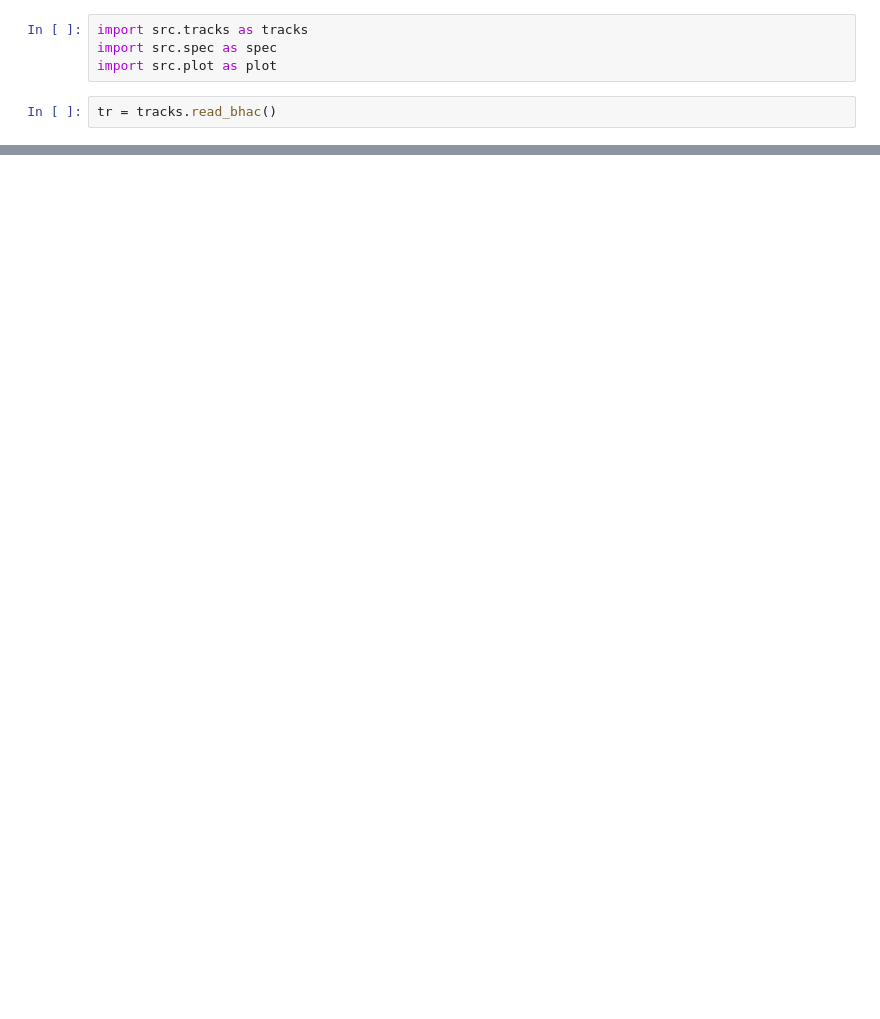
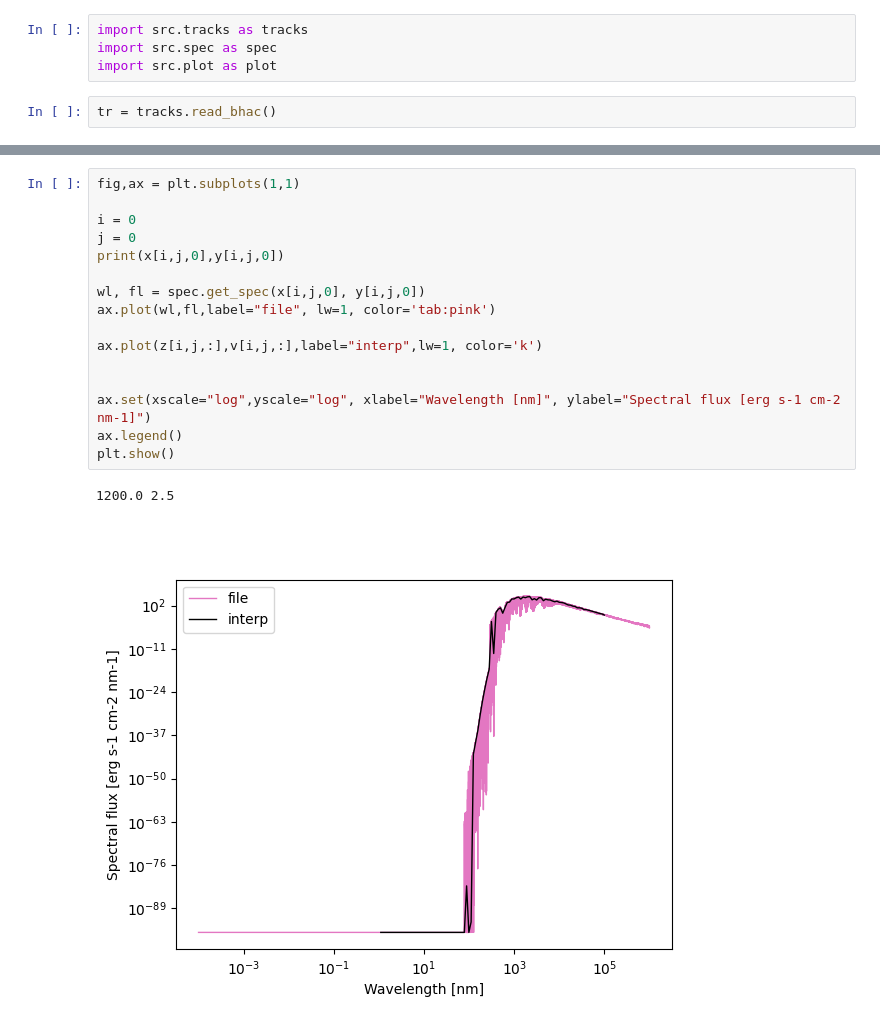
Before and after one commit to nichollsh/MITHRA, a Jupyter notebook: test.ipynb, the cells around one changed output, grey strips where cells are left out. Drawn from its saved outputs; the diff is of its cells as text; blank space fills up the shorter version.

```diff
--- a/test.ipynb
+++ b/test.ipynb
@@ -20,0 +79,19 @@ Best track = 25 (1.00e+00)
+# %%
+fig,ax = plt.subplots(1,1)
+
+i = 0
+j = 0
+print(x[i,j,0],y[i,j,0])
+
+wl, fl = spec.get_spec(x[i,j,0], y[i,j,0])
+ax.plot(wl,fl,label="file", lw=1, color='tab:pink')
+
+ax.plot(z[i,j,:],v[i,j,:],label="interp",lw=1, color='k')
+
+
+ax.set(xscale="log",yscale="log", xlabel="Wavelength [nm]", ylabel="Spectral flux [erg s-1 cm-2 nm-1]")
+ax.legend()
+plt.show()
+# %% [output]
+1200.0 2.5
+[figure, added]
```
Also changed, not shown: parts of 5 cells of this notebook, 3 other files.
